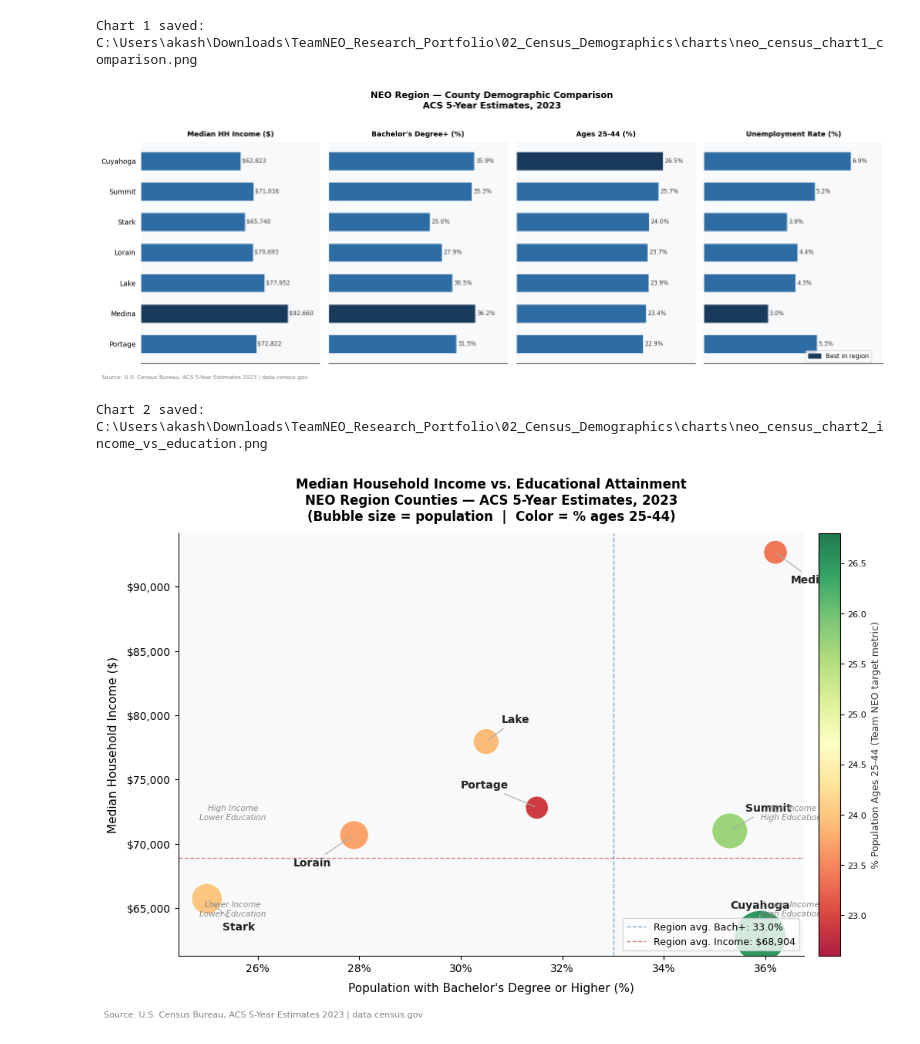
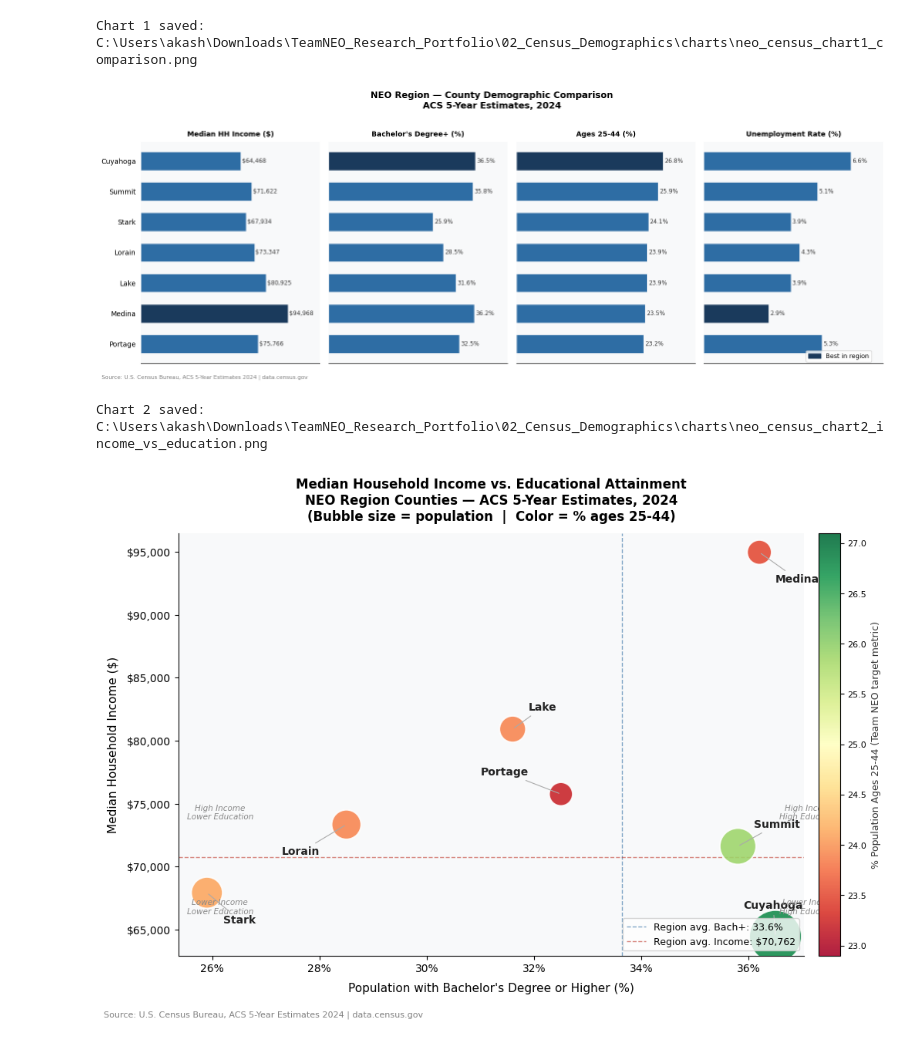
Before and after one commit to AakashK-17/neo-regional-economic-analysis, a Jupyter notebook: 02_Census_Demographics/neo_census_analysis.ipynb, the cells around one changed output. Saved outputs shown, nothing was run; the diff lists cells and outputs as text; code cells hidden in the pictures.

```diff
--- a/02_Census_Demographics/neo_census_analysis.ipynb
+++ b/02_Census_Demographics/neo_census_analysis.ipynb
@@ -20,7 +20,7 @@ os.makedirs(CHARTS_PATH, exist_ok=True)
 #   Windows: $env:CENSUS_API_KEY = "your_key"
 #   Mac/Linux: export CENSUS_API_KEY="your_key"
 CENSUS_KEY = os.environ.get("CENSUS_API_KEY", "")
-ACS_URL    = "https://api.census.gov/data/2023/acs/acs5"
+ACS_URL    = "https://api.census.gov/data/2024/acs/acs5"
 
 COUNTY_FIPS = {
     "Cuyahoga": "035",
@@ -90,6 +90,6 @@ df = raw_df[[
     "B19013_001E": "median_hh_inc",
 }).sort_values("population", ascending=False).reset_index(drop=True)
 
-print(f"Live data fetched for {len(df)} counties  |  ACS 5-Year Estimates, 2023")
+print(f"Live data fetched for {len(df)} counties  |  ACS 5-Year Estimates, 2024")
 print(f"API endpoint : {ACS_URL}")
 print(f"Charts path  : {CHARTS_PATH}")
@@ -179,10 +183,10 @@ for ax, (col, label, fmt, lower_better) in zip(axes, metrics):
 best_patch = mpatches.Patch(color=highlight, label="Best in region")
 fig.legend(handles=[best_patch], loc="lower right", fontsize=9,
            framealpha=0.8, bbox_to_anchor=(0.98, 0.02))
-fig.suptitle("NEO Region — County Demographic Comparison\nACS 5-Year Estimates, 2023",
+fig.suptitle("NEO Region — County Demographic Comparison\nACS 5-Year Estimates, 2024",
              fontsize=13, fontweight="bold", y=1.02)
 fig.text(0.01, -0.03,
-         "Source: U.S. Census Bureau, ACS 5-Year Estimates 2023 | data.census.gov",
+         "Source: U.S. Census Bureau, ACS 5-Year Estimates 2024 | data.census.gov",
          fontsize=8, color="gray")
 plt.tight_layout()
 chart1_path = os.path.join(CHARTS_PATH, "neo_census_chart1_comparison.png")
@@ -191,7 +195,7 @@ print(f"Chart 1 saved: {chart1_path}")
 plt.show()
 # %% [output]
 Chart 1 saved: C:\Users\akash\Downloads\TeamNEO_Research_Portfolio\02_Census_Demographics\charts\neo_census_chart1_comparison.png
-[figure, old version]
+[figure, new version]
 # %%
 # ── CHART 2: MEDIAN HH INCOME vs. BACHELOR'S DEGREE % (Bubble Scatter) ────
 fig, ax = plt.subplots(figsize=(11, 7))
@@ -239,36 +243,36 @@ cbar.ax.tick_params(labelsize=8)
 
 ax.set_xlabel("Population with Bachelor's Degree or Higher (%)", fontsize=11, labelpad=8)
 ax.set_ylabel("Median Household Income ($)", fontsize=11, labelpad=8)
 ax.set_title("Median Household Income vs. Educational Attainment\n"
-             "NEO Region Counties — ACS 5-Year Estimates, 2023\n"
+             "NEO Region Counties — ACS 5-Year Estimates, 2024\n"
              "(Bubble size = population  |  Color = % ages 25-44)",
              fontsize=12, fontweight="bold", pad=12)
 ax.yaxis.set_major_formatter(mticker.FuncFormatter(lambda x, _: f"${int(x):,}"))
 ax.xaxis.set_major_formatter(mticker.FuncFormatter(lambda x, _: f"{x:.0f}%"))
 ax.spines[["top","right"]].set_visible(False)
 ax.legend(fontsize=9, loc="lower right", framealpha=0.8)
 
 x_mid, y_mid = region_bach, region_inc
 for (xoff, yoff, label) in [
     (-7.5,  3000, "High Income\nLower Education"),
     ( 3.5,  3000, "High Income\nHigh Education"),
     (-7.5, -4500, "Lower Income\nLower Education"),
     ( 3.5, -4500, "Lower Income\nHigh Education"),
 ]:
     ax.text(x_mid + xoff, y_mid + yoff, label,
             fontsize=7.5, color="#888", ha="center", style="italic")
 
 fig.text(0.01, -0.02,
-         "Source: U.S. Census Bureau, ACS 5-Year Estimates 2023 | data.census.gov",
+         "Source: U.S. Census Bureau, ACS 5-Year Estimates 2024 | data.census.gov",
          fontsize=8, color="gray")
 plt.tight_layout()
 chart2_path = os.path.join(CHARTS_PATH, "neo_census_chart2_income_vs_education.png")
 plt.savefig(chart2_path, dpi=150, bbox_inches="tight")
 print(f"Chart 2 saved: {chart2_path}")
 plt.show()
 # %% [output]
 Chart 2 saved: C:\Users\akash\Downloads\TeamNEO_Research_Portfolio\02_Census_Demographics\charts\neo_census_chart2_income_vs_education.png
-[figure, old version]
+[figure, new version]
 # %%
 # ── KEY INSIGHTS ────────────────────────────────────────────────────────────
 print("=" * 65)
```
Also changed, not shown: parts of 4 cells of this notebook, 2 other files.
